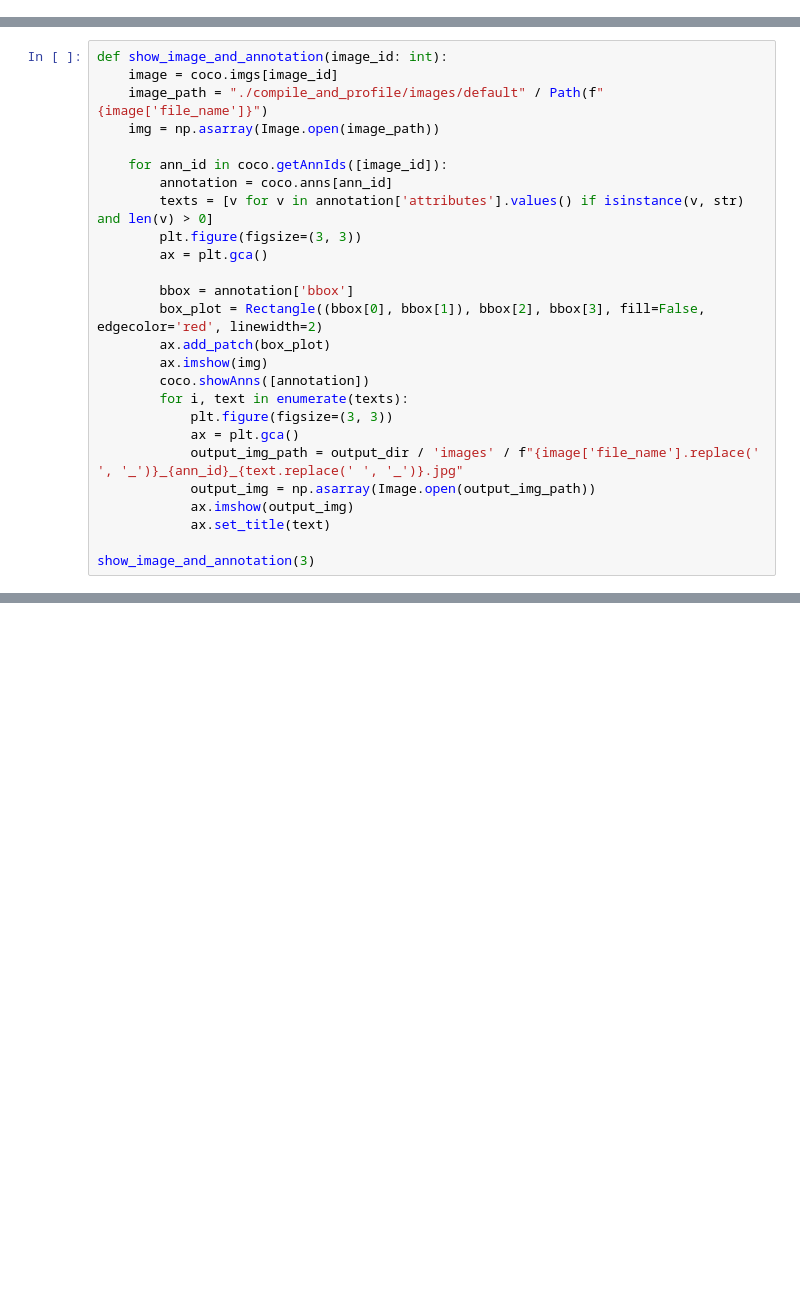
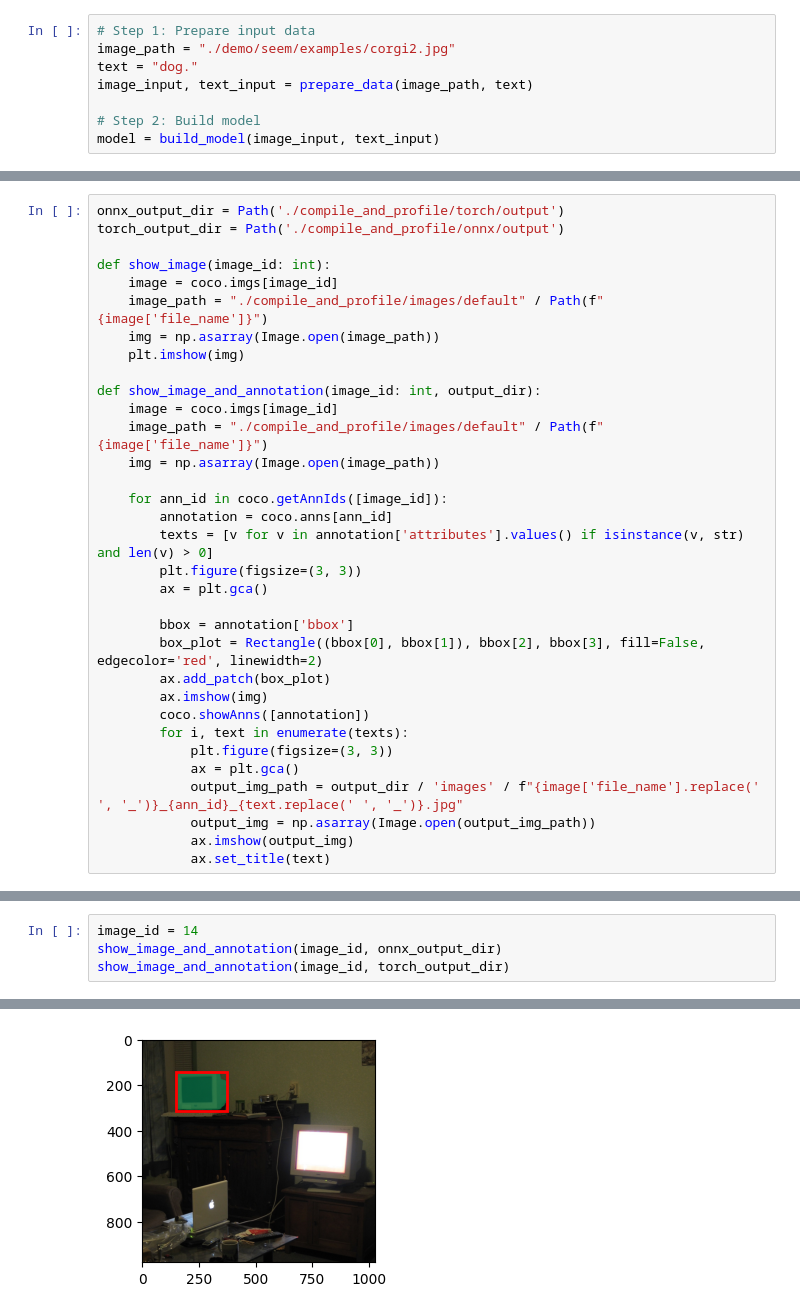
Before and after one commit to Hiroaki-K4/25LPCVC_track2_segmentation, a Jupyter notebook: workspace.ipynb, the cells around one changed output, grey strips where cells are left out. Saved outputs shown, nothing was run; the diff lists cells and outputs as text; blank space fills up the shorter version.

```diff
--- a/workspace.ipynb
+++ b/workspace.ipynb
@@ -23,0 +170,8 @@ index created!
+# %%
+# Step 1: Prepare input data
+image_path = "./demo/seem/examples/corgi2.jpg"
+text = "dog."
+image_input, text_input = prepare_data(image_path, text)
+
+# Step 2: Build model
+model = build_model(image_input, text_input)
@@ -24,5 +180,14 @@ index created!
 # %%
-def show_image_and_annotation(image_id: int):
+onnx_output_dir = Path('./compile_and_profile/torch/output')
+torch_output_dir = Path('./compile_and_profile/onnx/output')
+
+def show_image(image_id: int):
+    image = coco.imgs[image_id]
+    image_path = "./compile_and_profile/images/default" / Path(f"{image['file_name']}")
+    img = np.asarray(Image.open(image_path))
+    plt.imshow(img)
+
+def show_image_and_annotation(image_id: int, output_dir):
     image = coco.imgs[image_id]
     image_path = "./compile_and_profile/images/default" / Path(f"{image['file_name']}")
     img = np.asarray(Image.open(image_path))
@@ -45,5 +210,3 @@ def show_image_and_annotation(image_id: int):
             output_img = np.asarray(Image.open(output_img_path))
             ax.imshow(output_img)
             ax.set_title(text)
-
-show_image_and_annotation(3)
@@ -58,0 +213,5 @@ show_image_and_annotation(3)
+# %%
+image_id = 14
+show_image_and_annotation(image_id, onnx_output_dir)
+show_image_and_annotation(image_id, torch_output_dir)
+# %% [output]
@@ -58,0 +219 @@ show_image_and_annotation(3)
+[figure, added]
```
Also changed, not shown: parts of 16 cells of this notebook, 6 other files.
